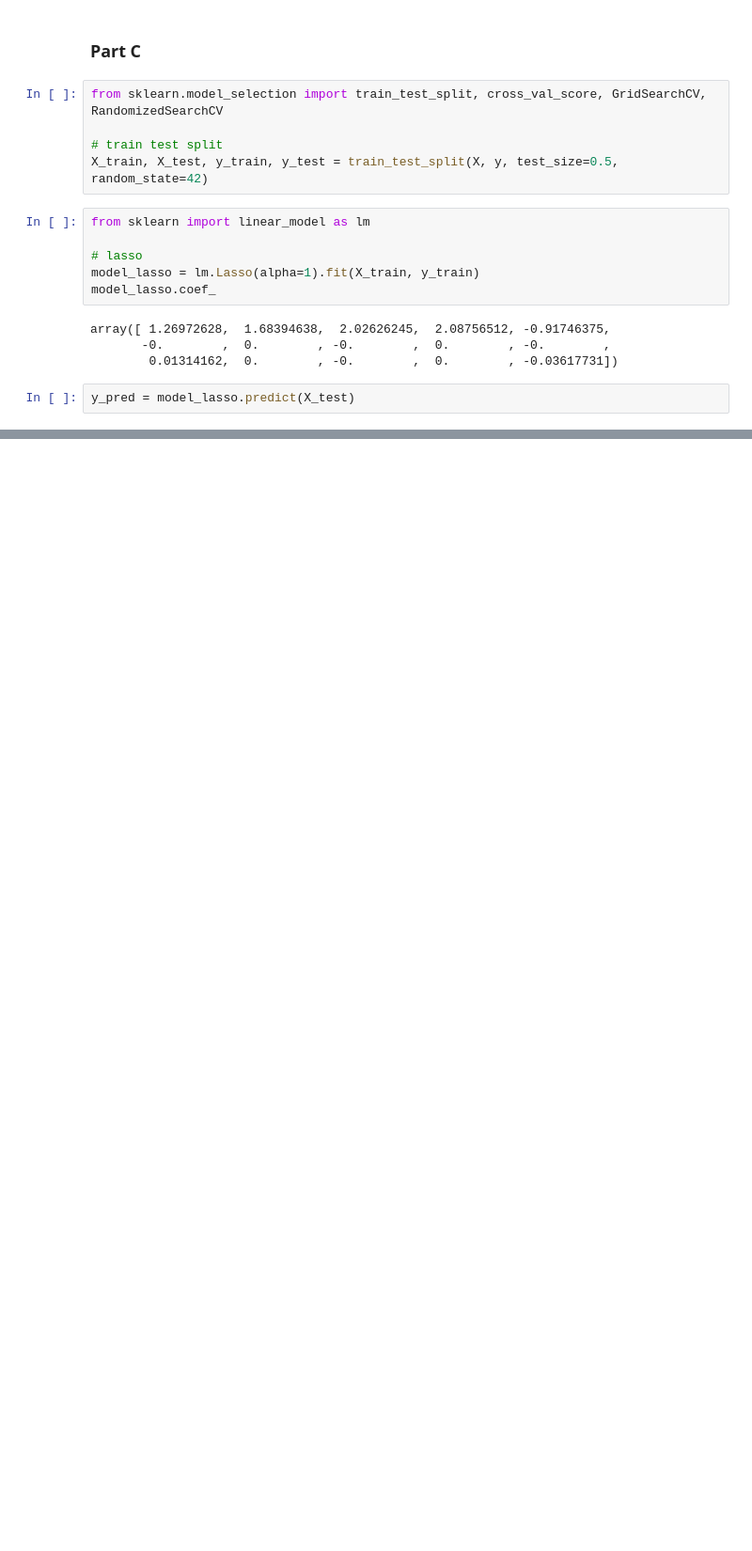
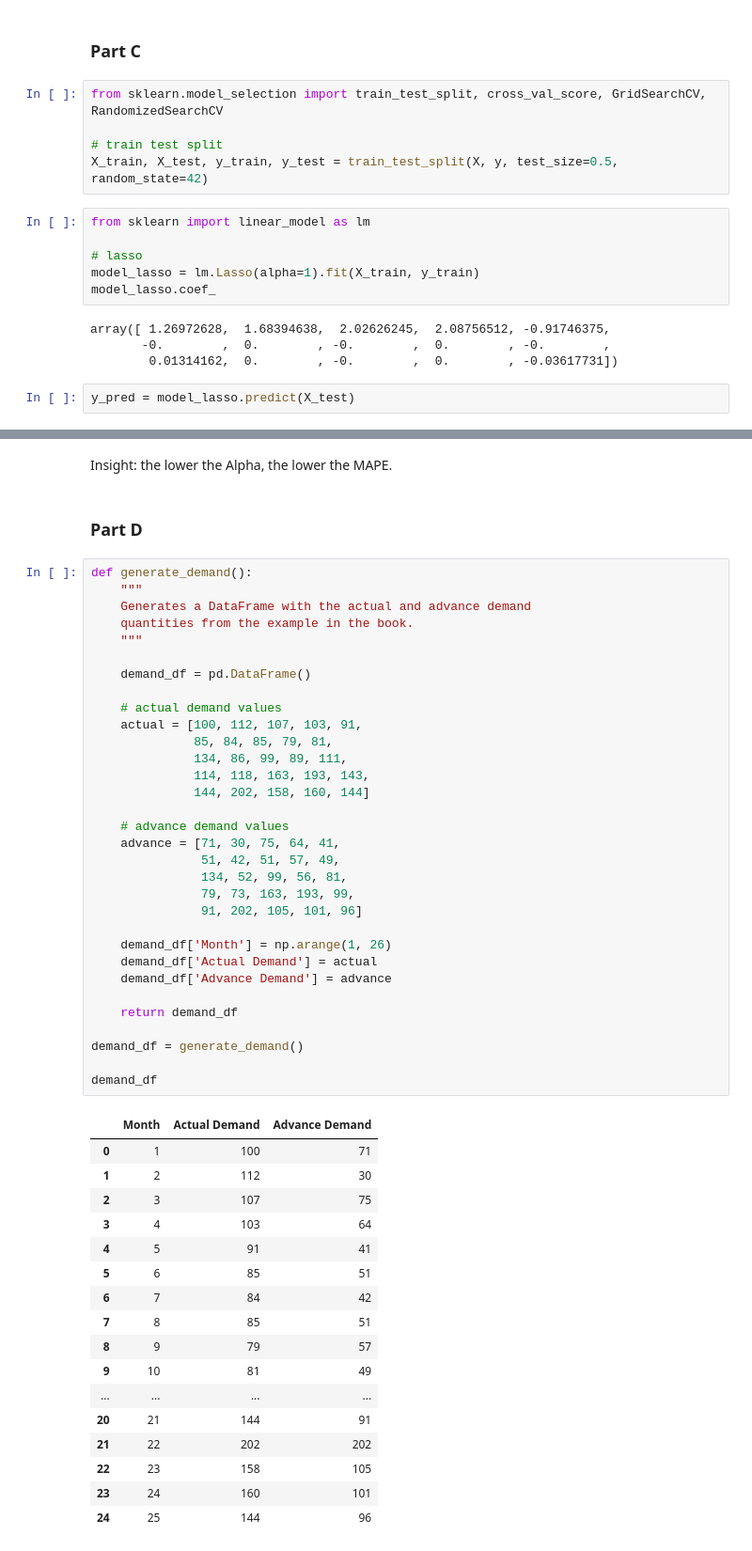
Before and after one commit to kaka5050/MBAN-5110, a Jupyter notebook: Project 1.ipynb, the cells around one changed output, grey strips where cells are left out. Shown: that part at 94% size. Saved outputs shown, nothing was run; the diff lists cells and outputs as text; blank space fills up the shorter version.

```diff
--- a/Project 1.ipynb
+++ b/Project 1.ipynb
@@ -248,0 +311,54 @@ mape
+# %% [markdown]
+Insight: the lower the Alpha, the lower the MAPE.
+# %% [markdown]
+### Part D
+# %%
+def generate_demand():
+    """
+    Generates a DataFrame with the actual and advance demand
+    quantities from the example in the book.
+    """
+
+    demand_df = pd.DataFrame()
+
+    # actual demand values
+    actual = [100, 112, 107, 103, 91,
+              85, 84, 85, 79, 81,
+              134, 86, 99, 89, 111,
+              114, 118, 163, 193, 143,
+              144, 202, 158, 160, 144]
+
+    # advance demand values
+    advance = [71, 30, 75, 64, 41,
+               51, 42, 51, 57, 49,
+               134, 52, 99, 56, 81,
+               79, 73, 163, 193, 99,
+               91, 202, 105, 101, 96]
+
+    demand_df['Month'] = np.arange(1, 26)
+    demand_df['Actual Demand'] = actual
+    demand_df['Advance Demand'] = advance
+
+    return demand_df
+
+demand_df = generate_demand()
+
+demand_df
+# %% [output]
+|  | Month | Actual Demand | Advance Demand |
+| 0 | 1 | 100 | 71 |
+| 1 | 2 | 112 | 30 |
+| 2 | 3 | 107 | 75 |
+| 3 | 4 | 103 | 64 |
+| 4 | 5 | 91 | 41 |
+| 5 | 6 | 85 | 51 |
+| 6 | 7 | 84 | 42 |
+| 7 | 8 | 85 | 51 |
+| 8 | 9 | 79 | 57 |
+| 9 | 10 | 81 | 49 |
+| ... | ... | ... | ... |
+| 20 | 21 | 144 | 91 |
+| 21 | 22 | 202 | 202 |
+| 22 | 23 | 158 | 105 |
+| 23 | 24 | 160 | 101 |
+| 24 | 25 | 144 | 96 |
```
Also changed, not shown: parts of 17 cells of this notebook.
